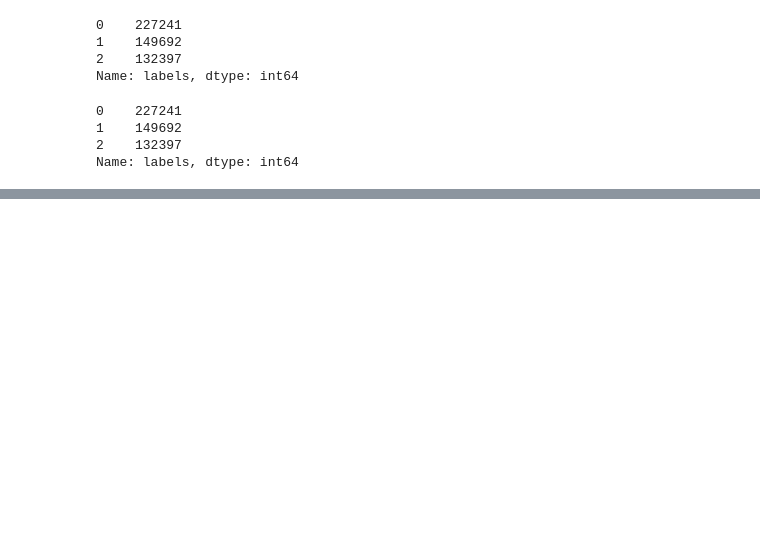
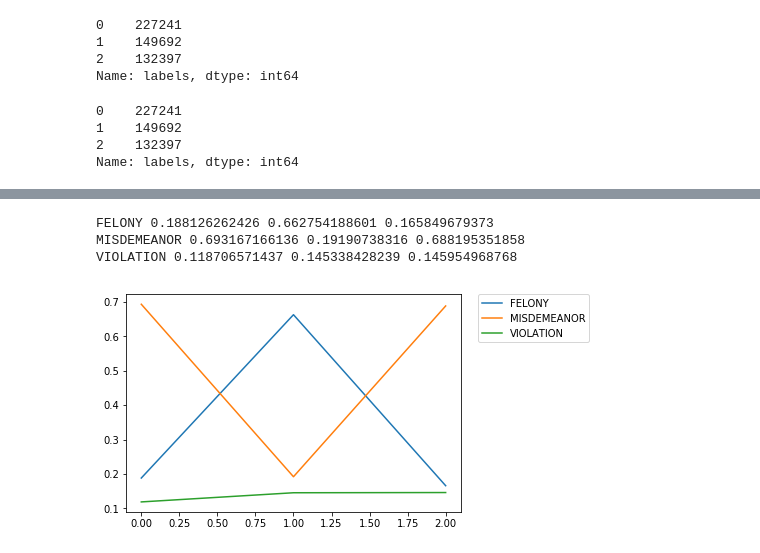
Before and after one commit to noopurP/NBAY6170_project, a Jupyter notebook: nypd_dataset.ipynb, the cells around one changed output, grey strips where cells are left out. Drawn from its saved outputs; the diff is of its cells as text; code cells hidden in the pictures; blank space fills up the shorter version.

```diff
--- a/nypd_dataset.ipynb
+++ b/nypd_dataset.ipynb
@@ -259,0 +342,16 @@ for i in range(3):
+# %%
+# 4. Plot category of crimes for every clusters
+
+for i in ["FELONY","MISDEMEANOR","VIOLATION"]:
+    val0 = float(len(cluster0[cluster0['LAW_CAT_CD']==i]))/len(cluster0)
+    val1 = float(len(cluster1[cluster1['LAW_CAT_CD']==i]))/len(cluster1)
+    val2 = float(len(cluster2[cluster2['LAW_CAT_CD']==i]))/len(cluster2)
+    print i + " " + str(val0), str(val1), str(val2)
+    plt.plot([0,1,2],[val0,val1,val2],label=i)
+plt.legend(bbox_to_anchor=(1.05, 1), loc=2, borderaxespad=0.)
+plt.show()
+# %% [output]
+FELONY 0.188126262426 0.662754188601 0.165849679373
+MISDEMEANOR 0.693167166136 0.19190738316 0.688195351858
+VIOLATION 0.118706571437 0.145338428239 0.145954968768
+[figure, added]
```
Also changed, not shown: parts of 12 cells of this notebook.
